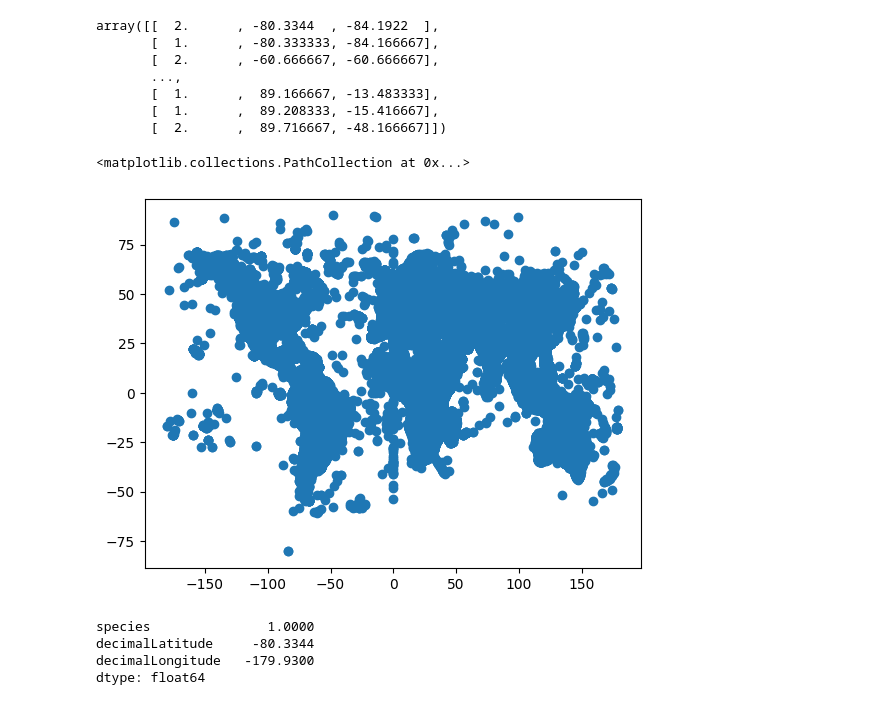
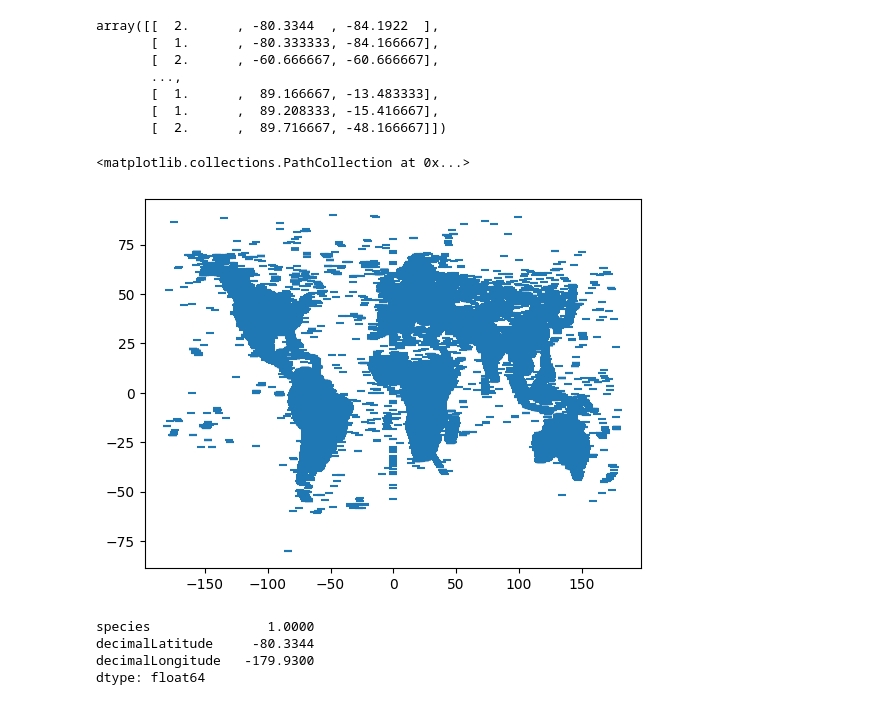
Before and after one commit to thomasghobril/apparitionAgriculture, a Jupyter notebook: biodiversity/plantspecies.ipynb, the cells around one changed output. Saved outputs shown, nothing was run; the diff lists cells and outputs as text; code cells hidden in the pictures.

Commit message:
add gitignore. Change plot shape

```diff
--- a/biodiversity/plantspecies.ipynb
+++ b/biodiversity/plantspecies.ipynb
@@ -104,10 +124,10 @@ array([[  2.      , -80.3344  , -84.1922  ],
        [  2.      ,  89.716667, -48.166667]])
 # %%
 plt.scatter(plantSpeciesGroupByCoordinatesArray[:,2],
-                                        plantSpeciesGroupByCoordinatesArray[:,1])
+                                        plantSpeciesGroupByCoordinatesArray[:,1], marker="_")
 # %% [output]
 <matplotlib.collections.PathCollection at 0x...>
-[figure, old version]
+[figure, new version]
 # %%
 plantSpeciesGroupByCoordinates.min()
 # %% [output]
```
Also changed, not shown: parts of 5 cells of this notebook, 1 other file.
